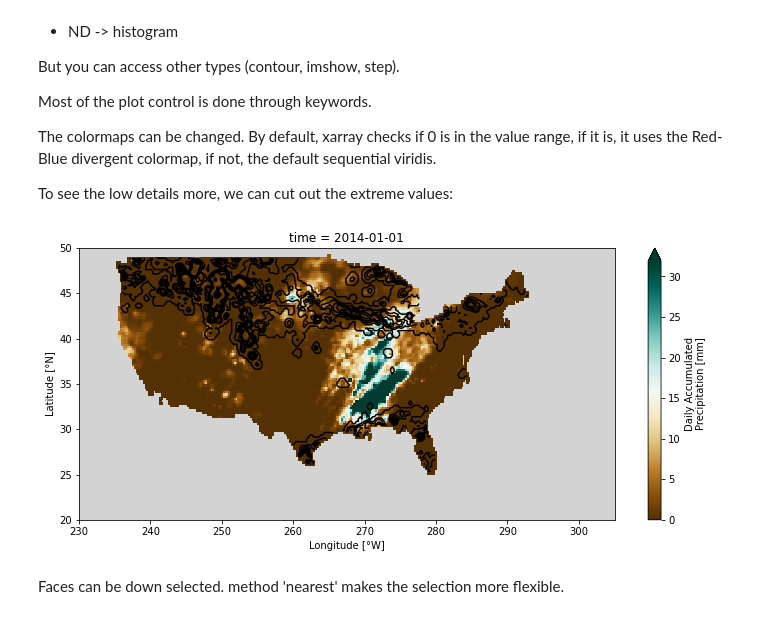
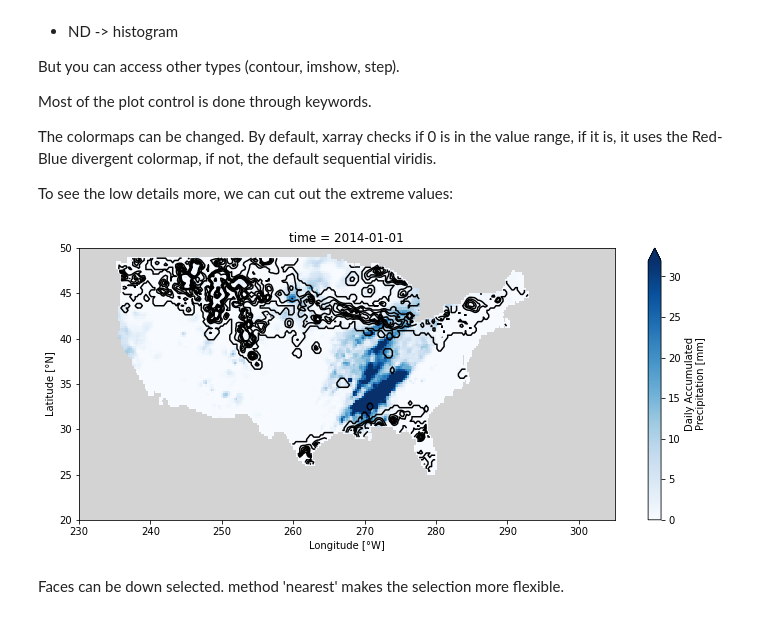
Before and after one commit to Gorkowski/Atmospheric_Science_Class, a Jupyter notebook: Classes/Part1/Lec4_ntcdf_climate_data.ipynb, the cells around one changed output. Cells and saved outputs as stored; diff of their text form; code cells hidden in the pictures.

```diff
--- a/Classes/Part1/Lec4_ntcdf_climate_data.ipynb
+++ b/Classes/Part1/Lec4_ntcdf_climate_data.ipynb
@@ -149,11 +136,11 @@ The colormaps can be changed. By default, xarray checks if 0 is in the value ran
 To see the low details more, we can cut out the extreme values:
 # %%
 fig = plt.figure(figsize=(12, 5)) # Create an empty figure so we can choose it's size
-data.precip.sel(time=datetime(2011, 1, 1)).plot(robust=True, cmap=plt.cm.BrBG)
+data.precip.sel(time=datetime(2011, 1, 1)).plot(robust=True, cmap='Blues')
 data.precip.sel(time=datetime(2014, 1, 1)).plot.contour(robust=True, colors='k')
 plt.gca().set_facecolor('lightgrey')
 # %% [output]
-[figure, old version]
+[figure, new version]
 # %% [markdown]
 Faces can be down selected.
 method 'nearest' makes the selection more flexible.
```
Also changed, not shown: parts of 9 cells of this notebook, 1 other file.
